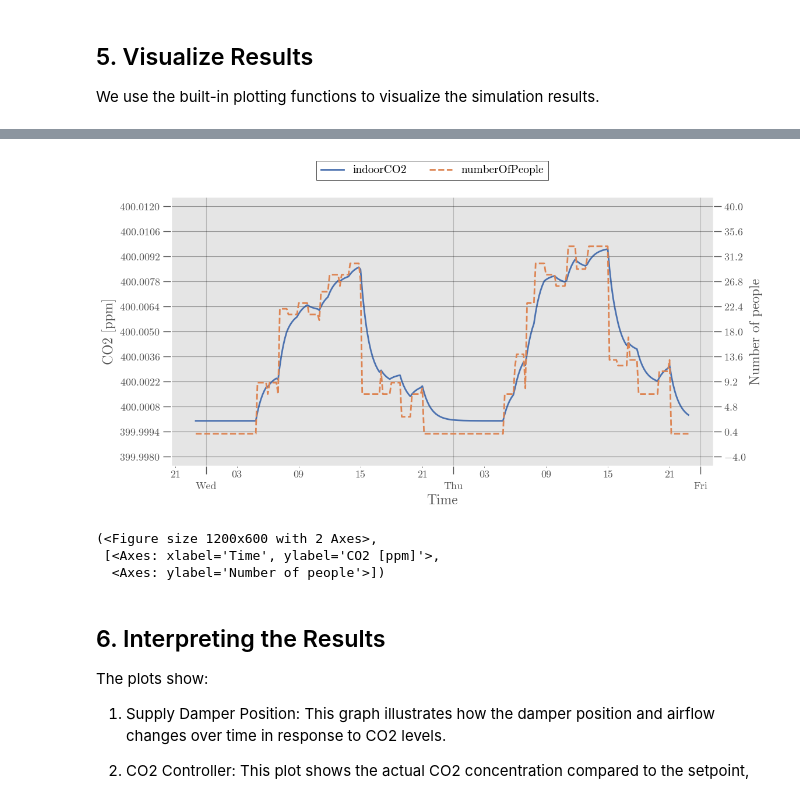
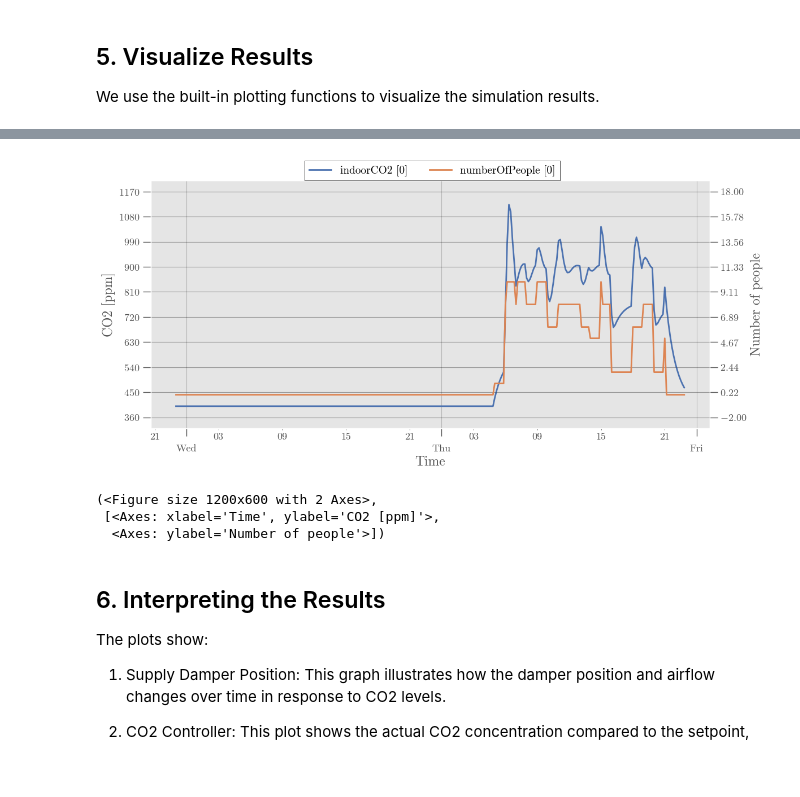
Before and after one commit to JBjoernskov/Twin4Build, a Jupyter notebook: twin4build/examples/space_co2_controller_example.ipynb, the cells around one changed output, grey strips where cells are left out. Drawn from its saved outputs; the diff is of its cells as text; code cells hidden in the pictures; blank space fills up the shorter version.

```diff
--- a/twin4build/examples/space_co2_controller_example.ipynb
+++ b/twin4build/examples/space_co2_controller_example.ipynb
@@ -28,7 +28,7 @@ def fcn(self):
             "ruleset_end_minute": [0, 0, 0, 0, 0, 0, 0],
             "ruleset_start_hour": [6, 7, 8, 12, 14, 16, 18],
             "ruleset_end_hour": [7, 8, 12, 14, 16, 18, 22],
-            "ruleset_value": [3, 5, 20, 25, 27, 7, 3]},
+            "ruleset_value": [1, 3, 5, 5, 3, 1, 1]},
         add_noise=True,
         id="OccupancySchedule")
 
@@ -53,18 +53,18 @@ def fcn(self):
         id="outdoorCO2")
 
     co2_controller = tb.PIDControllerSystem(
-        kp=0.001,
-        Ti=0.001,
+        kp=1e-4,
+        Ti=100,
         isReverse=False,
         id="CO2Controller")
 
     supply_damper = tb.DamperTorchSystem(
-        nominalAirFlowRate=1.6,
+        nominalAirFlowRate=0.3,
         a=5,
         id="SupplyDamper")
 
     return_damper = tb.DamperTorchSystem(
-        nominalAirFlowRate=1.6,
+        nominalAirFlowRate=0.3,
         a=5,
         id="ExhaustDamper")
 
@@ -102,7 +102,7 @@ Now we create a model instance and load it with the components and connections w
 You can compare the shown graph and model structure with the one we defined in "fcn" function as part of the previous step.
 # %%
 model = tb.Model(id="co2_control")
-model.load(fcn=fcn, verbose=False)
+model.load(fcn=fcn, verbose=0)
 # system_graph = os.path.join(model.graph_path, "system_graph.png")
 # image = plt.imread(system_graph)
 # plt.figure(figsize=(12,12))
@@ -175,16 +156,15 @@ plot.plot_component(simulator,
  [<Axes: xlabel='Time', ylabel='Position'>,
   <Axes: ylabel='CO$_2$ concentration [ppm]'>])
 # %%
-plot.plot_component(simulator,
+tb.plot.plot_component(simulator,
                     components_1axis=[(model.components["Space"], "indoorCO2", "output")],
                     components_2axis=[(model.components["Space"], "numberOfPeople", "input")],
-                    ylabel_1axis="CO2 [ppm]",
+                    ylabel_1axis="CO2 [ppmv]",
                     ylabel_2axis="Number of people", #Optional
                     show=True,
-                    align_zero=True,
-                    nticks=11)
+                    nticks=10)
 # %% [output]
-[figure, old version]
+[figure, new version]
 (<Figure size 1200x600 with 2 Axes>,
  [<Axes: xlabel='Time', ylabel='CO2 [ppm]'>,
   <Axes: ylabel='Number of people'>])
```
Also changed, not shown: parts of 3 cells of this notebook, 4 other files.
